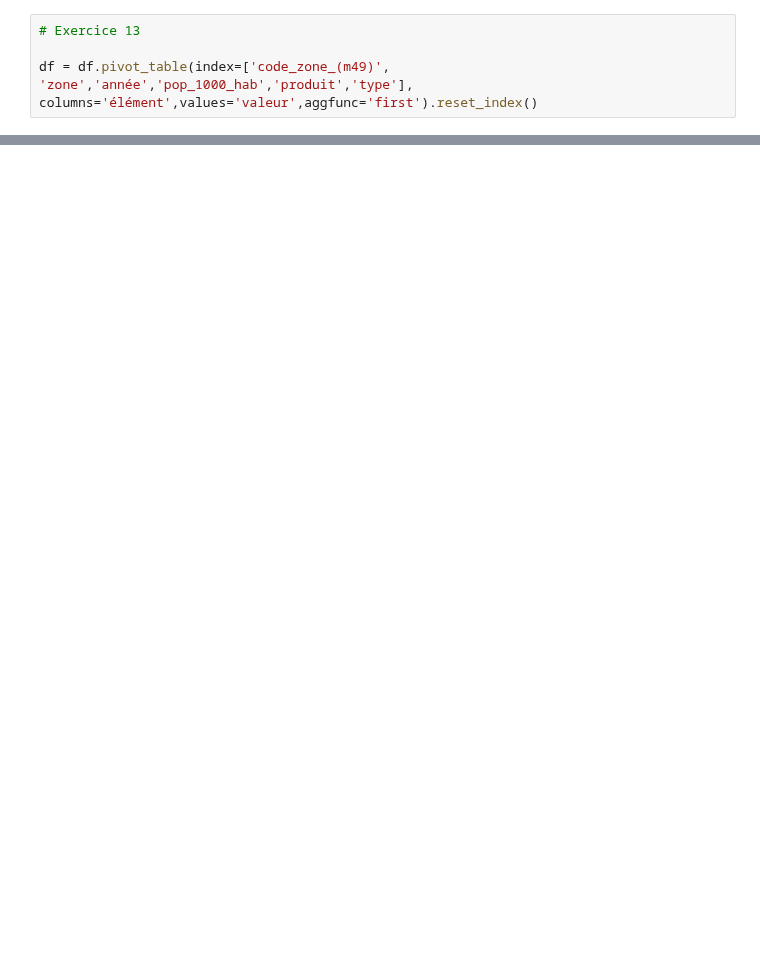
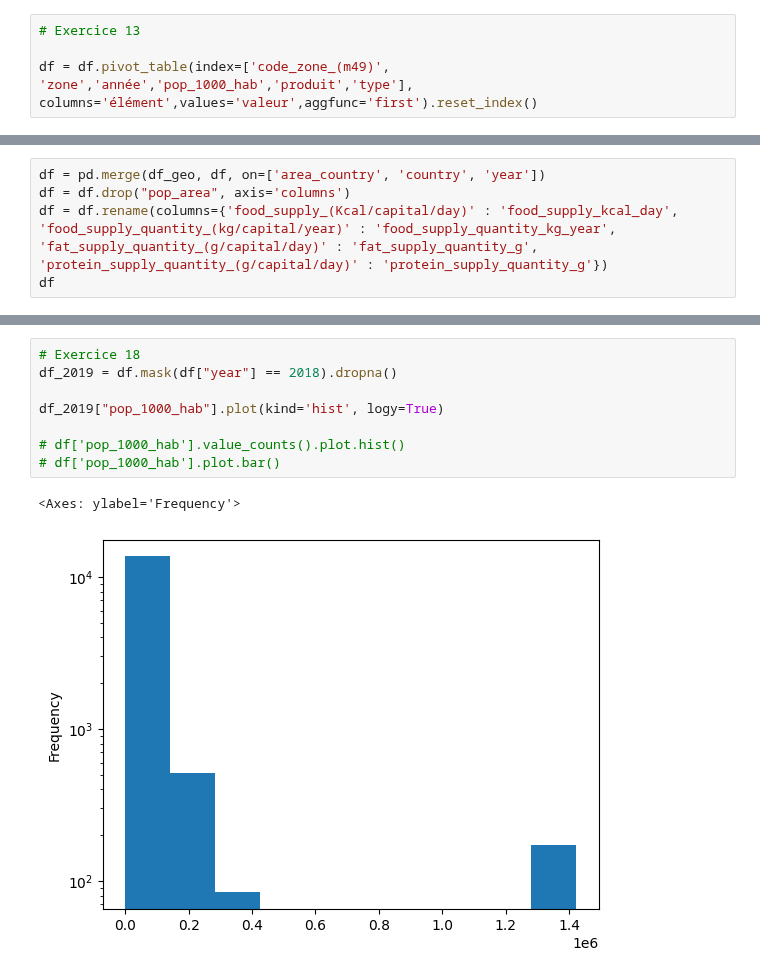
Before and after one commit to Melobgn/Brief-pandas-SEM, a Jupyter notebook: df_final.ipynb, the cells around one changed output, grey strips where cells are left out. Drawn from its saved outputs; the diff is of its cells as text; blank space fills up the shorter version.

```diff
--- a/df_final.ipynb
+++ b/df_final.ipynb
@@ -151,0 +316,5 @@ df_geo.rename(columns={'code_zone_(m49)': 'area_country','zone': 'country','ann
+# %%
+df = pd.merge(df_geo, df, on=['area_country', 'country', 'year'])
+df = df.drop("pop_area", axis='columns')
+df = df.rename(columns={'food_supply_(Kcal/capital/day)' : 'food_supply_kcal_day', 'food_supply_quantity_(kg/capital/year)' : 'food_supply_quantity_kg_year', 'fat_supply_quantity_(g/capital/day)' : 'fat_supply_quantity_g', 'protein_supply_quantity_(g/capital/day)' : 'protein_supply_quantity_g'})
+df
@@ -151,0 +357,11 @@ df_geo.rename(columns={'code_zone_(m49)': 'area_country','zone': 'country','ann
+# %%
+# Exercice 18
+df_2019 = df.mask(df["year"] == 2018).dropna()
+
+df_2019["pop_1000_hab"].plot(kind='hist', logy=True)
+
+# df['pop_1000_hab'].value_counts().plot.hist()
+# df['pop_1000_hab'].plot.bar()
+# %% [output]
+<Axes: ylabel='Frequency'>
+[figure, added]
```
Also changed, not shown: parts of 41 cells of this notebook, 28 other files.
